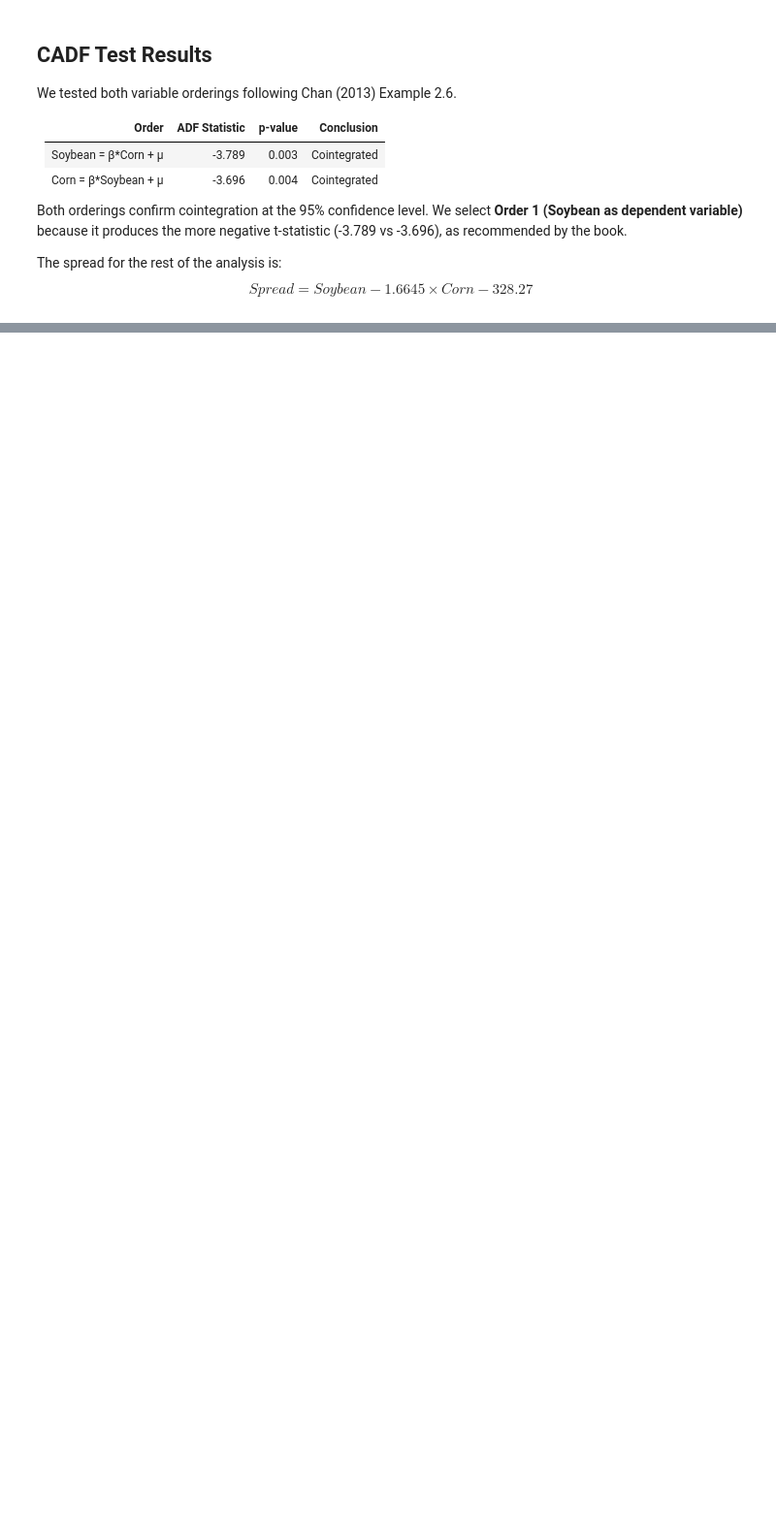
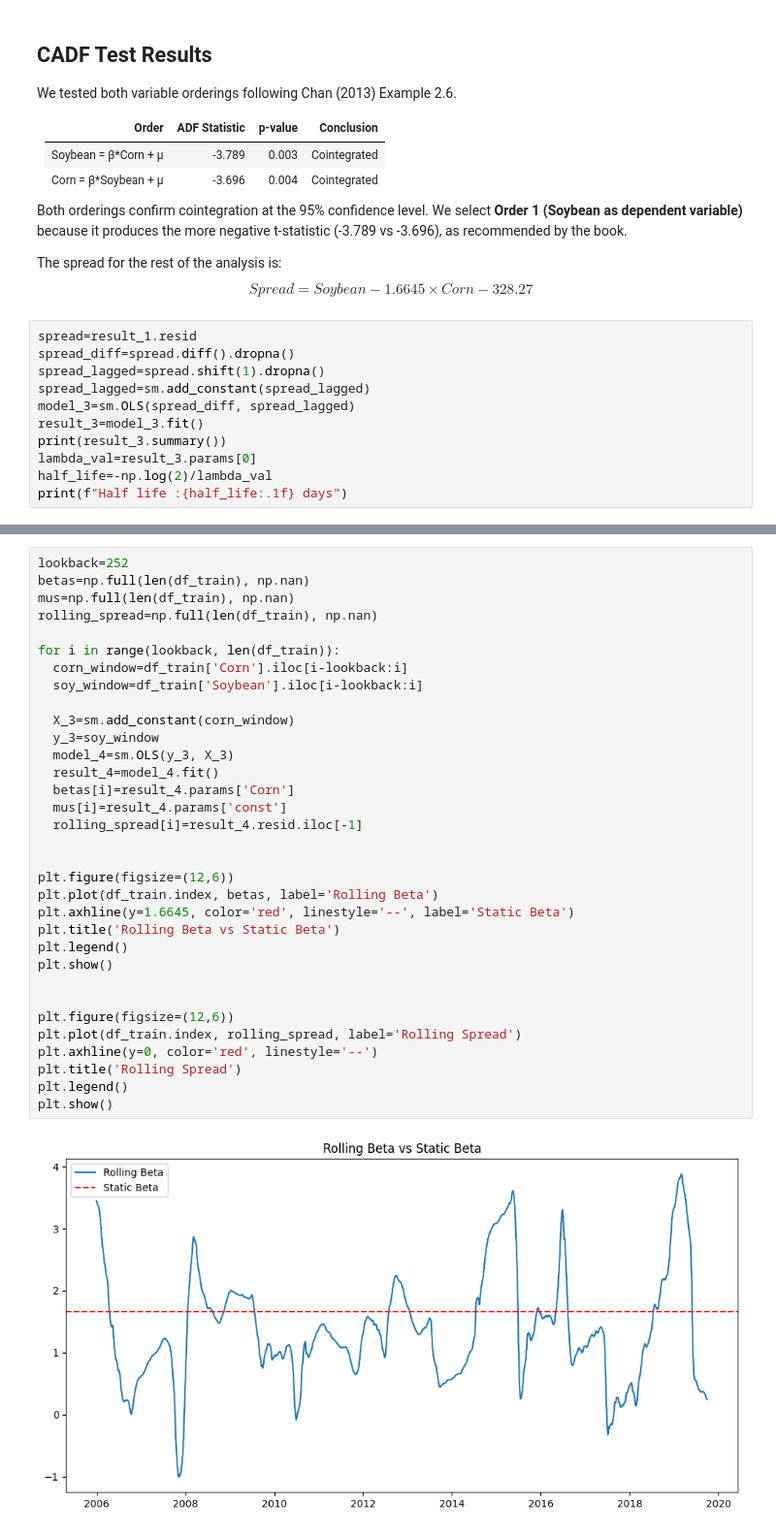
Before and after one commit to wiktorgrocholewski/Spring2026-TIC, a Jupyter notebook: 6_mean_reversion_strategy/strategy_Artem.ipynb, the cells around one changed output, grey strips where cells are left out. Shown at 97% size. Drawn from its saved outputs; the diff is of its cells as text; blank space fills up the shorter version.

```diff
--- a/6_mean_reversion_strategy/strategy_Artem.ipynb
+++ b/6_mean_reversion_strategy/strategy_Artem.ipynb
@@ -148,3 +148,14 @@ the more negative t-statistic (-3.789 vs -3.696), as recommended by the book.
 
 The spread for the rest of the analysis is:
 $$Spread = Soybean - 1.6645 \times Corn - 328.27$$
+# %%
+spread=result_1.resid
+spread_diff=spread.diff().dropna()
+spread_lagged=spread.shift(1).dropna()
+spread_lagged=sm.add_constant(spread_lagged)
+model_3=sm.OLS(spread_diff, spread_lagged)
+result_3=model_3.fit()
+print(result_3.summary())
+lambda_val=result_3.params[0]
+half_life=-np.log(2)/lambda_val
+print(f"Half life :{half_life:.1f} days")
@@ -150,0 +180,35 @@ $$Spread = Soybean - 1.6645 \times Corn - 328.27$$
+# %%
+lookback=252
+betas=np.full(len(df_train), np.nan)
+mus=np.full(len(df_train), np.nan)
+rolling_spread=np.full(len(df_train), np.nan)
+
+for i in range(lookback, len(df_train)):
+  corn_window=df_train['Corn'].iloc[i-lookback:i]
+  soy_window=df_train['Soybean'].iloc[i-lookback:i]
+
+  X_3=sm.add_constant(corn_window)
+  y_3=soy_window
+  model_4=sm.OLS(y_3, X_3)
+  result_4=model_4.fit()
+  betas[i]=result_4.params['Corn']
+  mus[i]=result_4.params['const']
+  rolling_spread[i]=result_4.resid.iloc[-1]
+
+
+plt.figure(figsize=(12,6))
+plt.plot(df_train.index, betas, label='Rolling Beta')
+plt.axhline(y=1.6645, color='red', linestyle='--', label='Static Beta')
+plt.title('Rolling Beta vs Static Beta')
+plt.legend()
+plt.show()
+
+
+plt.figure(figsize=(12,6))
+plt.plot(df_train.index, rolling_spread, label='Rolling Spread')
+plt.axhline(y=0, color='red', linestyle='--')
+plt.title('Rolling Spread')
+plt.legend()
+plt.show()
+# %% [output]
+[figure, added]
```
Also changed, not shown: parts of 9 cells of this notebook.
